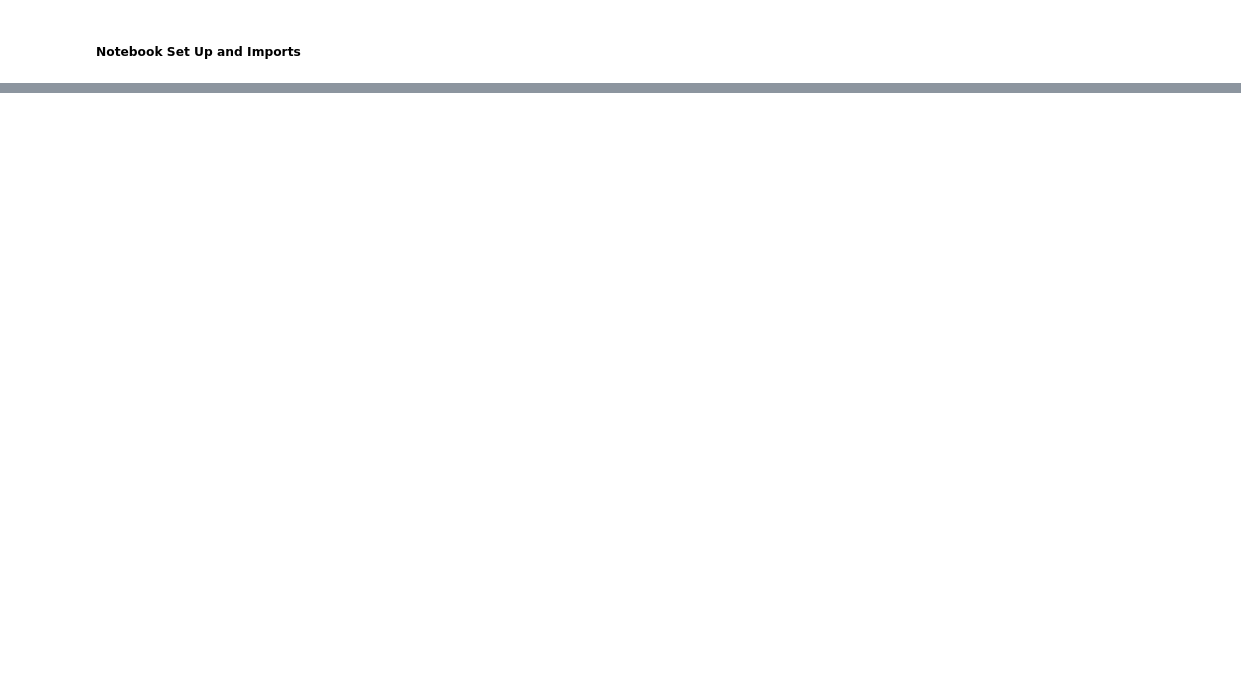
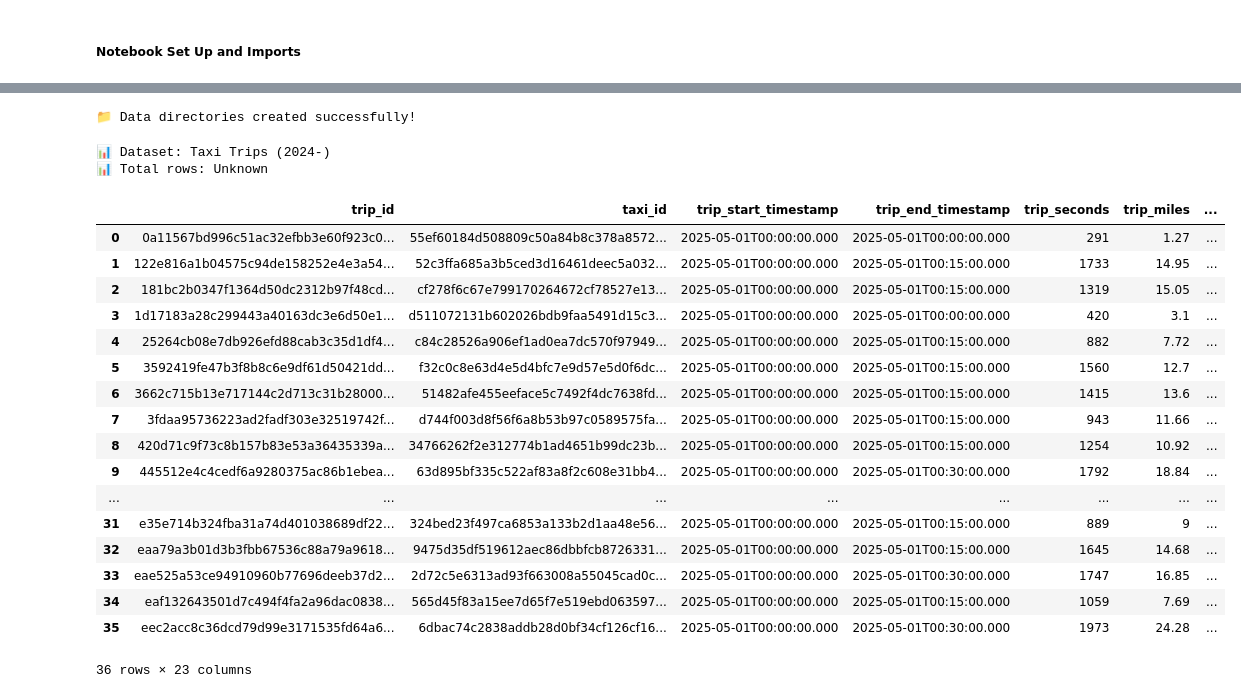
Before and after one commit to rreiners/AAA, a Jupyter notebook: notebooks/01_Data_Preparation.ipynb, the cells around one changed output, grey strips where cells are left out. Saved outputs shown, nothing was run; the diff lists cells and outputs as text; code cells hidden in the pictures; blank space fills up the shorter version.

Commit message:
first api for data

```diff
--- a/notebooks/01_Data_Preparation.ipynb
+++ b/notebooks/01_Data_Preparation.ipynb
@@ -75,0 +85,12 @@ This research project aims to compare the performance of an inventory control sy
+# %%
+data_dir = Path("../data")
+raw_data_dir = data_dir / "raw"
+processed_data_dir = data_dir / "processed"
+weather_data_dir = data_dir / "weather"
+
+for directory in [raw_data_dir, processed_data_dir, weather_data_dir]:
+    directory.mkdir(parents=True, exist_ok=True)
+
+print("📁 Data directories created successfully!")
+# %% [output]
+📁 Data directories created successfully!
@@ -75,0 +99,32 @@ This research project aims to compare the performance of an inventory control sy
+# %%
+
+api = ChicagoTaxiAPI()
+
+# Get metadata
+metadata = api.get_metadata()
+if metadata:
+    print(f"📊 Dataset: {metadata.get('name')}")
+    print(f"📊 Total rows: {metadata.get('totalRows', 'Unknown')}")
+
+api.fetch_data(limit=100, start_date="2025-05-01")
+# %% [output]
+📊 Dataset: Taxi Trips (2024-)
+📊 Total rows: Unknown
+|  | trip_id | taxi_id | trip_start_timestamp | trip_end_timestamp | trip_seconds | trip_miles | ... |
+| 0 | 0a11567bd996c51ac32efbb3e60f923c0... | 55ef60184d508809c50a84b8c378a8572... | 2025-05-01T00:00:00.000 | 2025-05-01T00:00:00.000 | 291 | 1.27 | ... |
+| 1 | 122e816a1b04575c94de158252e4e3a54... | 52c3ffa685a3b5ced3d16461deec5a032... | 2025-05-01T00:00:00.000 | 2025-05-01T00:15:00.000 | 1733 | 14.95 | ... |
+| 2 | 181bc2b0347f1364d50dc2312b97f48cd... | cf278f6c67e799170264672cf78527e13... | 2025-05-01T00:00:00.000 | 2025-05-01T00:15:00.000 | 1319 | 15.05 | ... |
+| 3 | 1d17183a28c299443a40163dc3e6d50e1... | d511072131b602026bdb9faa5491d15c3... | 2025-05-01T00:00:00.000 | 2025-05-01T00:00:00.000 | 420 | 3.1 | ... |
+| 4 | 25264cb08e7db926efd88cab3c35d1df4... | c84c28526a906ef1ad0ea7dc570f97949... | 2025-05-01T00:00:00.000 | 2025-05-01T00:15:00.000 | 882 | 7.72 | ... |
+| 5 | 3592419fe47b3f8b8c6e9df61d50421dd... | f32c0c8e63d4e5d4bfc7e9d57e5d0f6dc... | 2025-05-01T00:00:00.000 | 2025-05-01T00:15:00.000 | 1560 | 12.7 | ... |
+| 6 | 3662c715b13e717144c2d713c31b28000... | 51482afe455eeface5c7492f4dc7638fd... | 2025-05-01T00:00:00.000 | 2025-05-01T00:15:00.000 | 1415 | 13.6 | ... |
+| 7 | 3fdaa95736223ad2fadf303e32519742f... | d744f003d8f56f6a8b53b97c0589575fa... | 2025-05-01T00:00:00.000 | 2025-05-01T00:15:00.000 | 943 | 11.66 | ... |
+| 8 | 420d71c9f73c8b157b83e53a36435339a... | 34766262f2e312774b1ad4651b99dc23b... | 2025-05-01T00:00:00.000 | 2025-05-01T00:15:00.000 | 1254 | 10.92 | ... |
+| 9 | 445512e4c4cedf6a9280375ac86b1ebea... | 63d895bf335c522af83a8f2c608e31bb4... | 2025-05-01T00:00:00.000 | 2025-05-01T00:30:00.000 | 1792 | 18.84 | ... |
+| ... | ... | ... | ... | ... | ... | ... | ... |
+| 31 | e35e714b324fba31a74d401038689df22... | 324bed23f497ca6853a133b2d1aa48e56... | 2025-05-01T00:00:00.000 | 2025-05-01T00:15:00.000 | 889 | 9 | ... |
+| 32 | eaa79a3b01d3b3fbb67536c88a79a9618... | 9475d35df519612aec86dbbfcb8726331... | 2025-05-01T00:00:00.000 | 2025-05-01T00:15:00.000 | 1645 | 14.68 | ... |
+| 33 | eae525a53ce94910960b77696deeb37d2... | 2d72c5e6313ad93f663008a55045cad0c... | 2025-05-01T00:00:00.000 | 2025-05-01T00:30:00.000 | 1747 | 16.85 | ... |
+| 34 | eaf132643501d7c494f4fa2a96dac0838... | 565d45f83a15ee7d65f7e519ebd063597... | 2025-05-01T00:00:00.000 | 2025-05-01T00:15:00.000 | 1059 | 7.69 | ... |
+| 35 | eec2acc8c36dcd79d99e3171535fd64a6... | 6dbac74c2838addb28d0bf34cf126cf16... | 2025-05-01T00:00:00.000 | 2025-05-01T00:30:00.000 | 1973 | 24.28 | ... |
+36 rows × 23 columns
```
Also changed, not shown: parts of 9 cells of this notebook, 3 other files.
